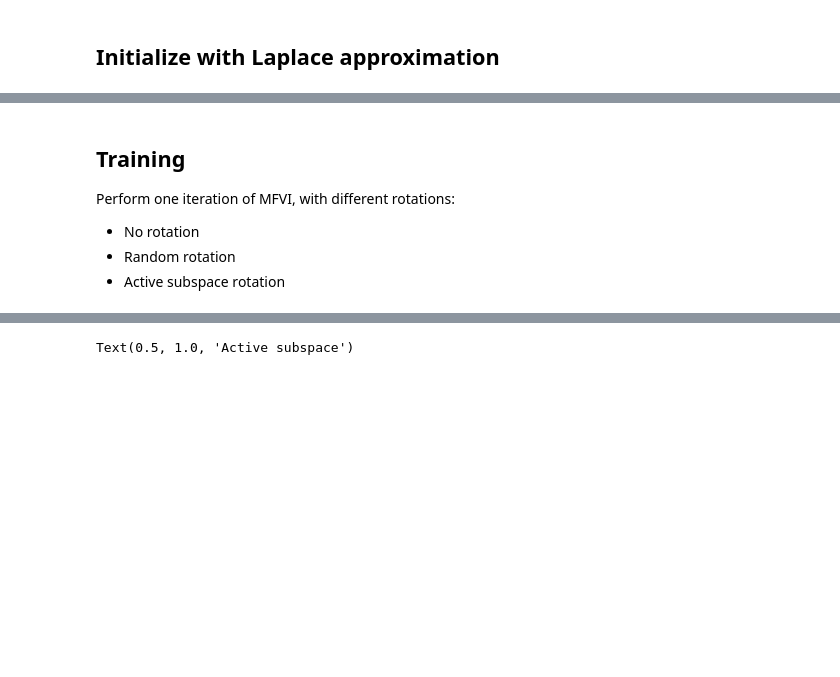
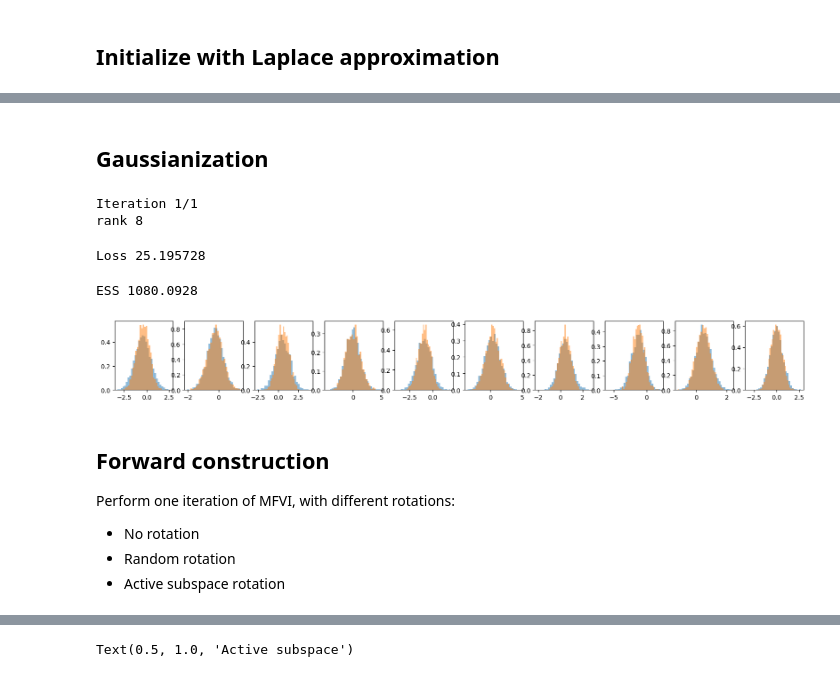
Before and after one commit to liusf15/iterative-gaussianization, a Jupyter notebook: experiments/BayesianLogistic.ipynb, the cells around one changed output, grey strips where cells are left out. Cells and saved outputs as stored; diff of their text form; code cells hidden in the pictures; blank space fills up the shorter version.

Commit message:
test gaussianization

```diff
--- a/experiments/BayesianLogistic.ipynb
+++ b/experiments/BayesianLogistic.ipynb
@@ -95,0 +94,2 @@ def logp_fn_shifted(x):
+# %% [markdown]
+## Gaussianization
@@ -95,0 +104,22 @@ def logp_fn_shifted(x):
+# %%
+flow, transforms = iterative_gaussianization(logp_fn_shifted,
+                                             d=d,
+                                             nsample=2000,
+                                             key=jax.random.key(0),
+                                             gamma=0.95,
+                                             niter=1,
+                                             opt_params={'learning_rate': 1e-1, 'max_iter': 100},)
+# %% [output]
+Iteration 1/1
+rank 8
+Loss 25.195728
+# %%
+base_samples = jax.random.normal(jax.random.key(0), (2000, d))
+transformed_samples, logdet = iterative_forward_map(flow, transforms, base_samples)
+
+logq = mvn.logpdf(base_samples, mean=jnp.zeros(d), cov=jnp.eye(d))
+log_weights = jax.vmap(logp_fn_shifted)(transformed_samples) + logdet - logq
+ess = jnp.exp(2 * logsumexp(log_weights) - logsumexp(2 * log_weights))
+print("ESS", ess)
+# %% [output]
+ESS 1080.0928
@@ -96,5 +133,9 @@ def logp_fn_shifted(x):
+# %%
+make_histogram(transformed_samples)
+# %% [output]
+[figure, added]
 # %% [markdown]
-## Training
+## Forward construction
 
 Perform one iteration of MFVI, with different rotations:
 
```
Also changed, not shown: parts of 11 cells of this notebook.
